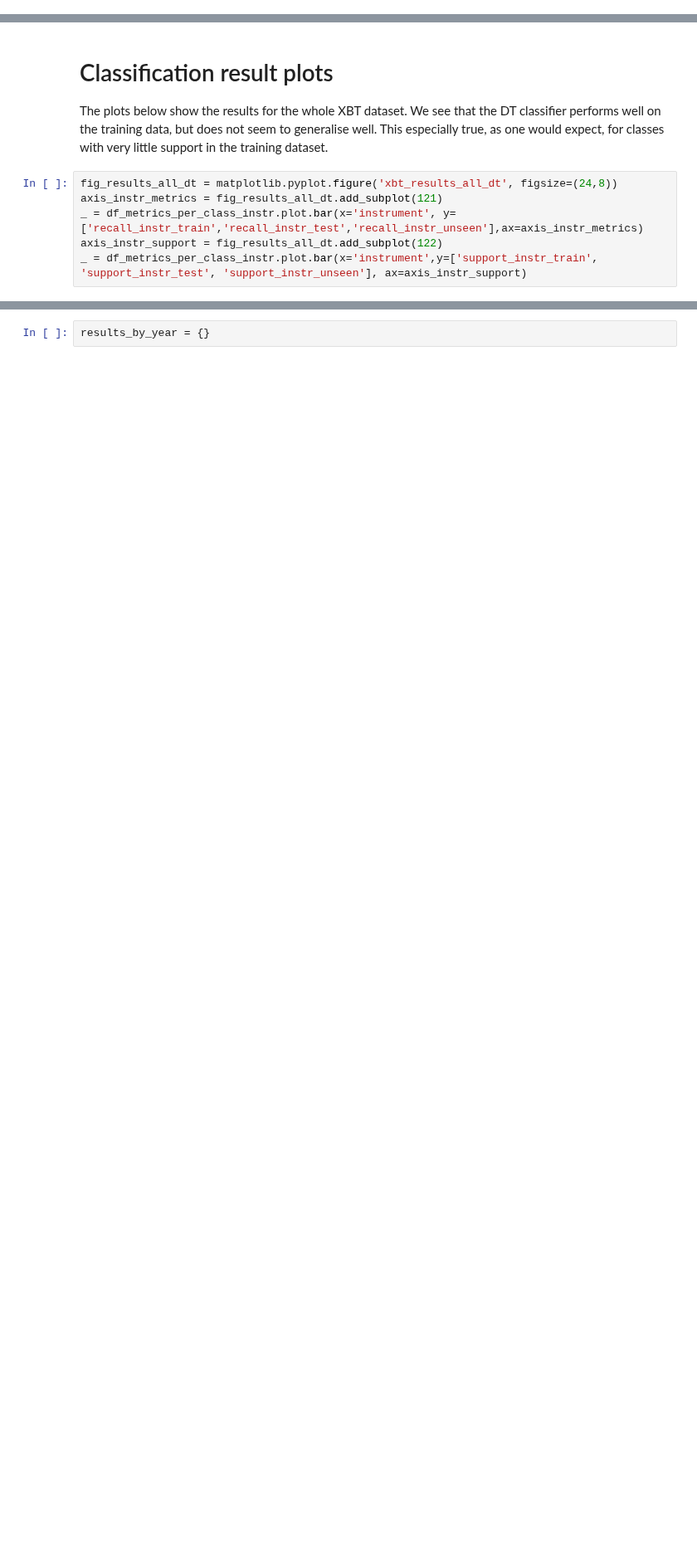
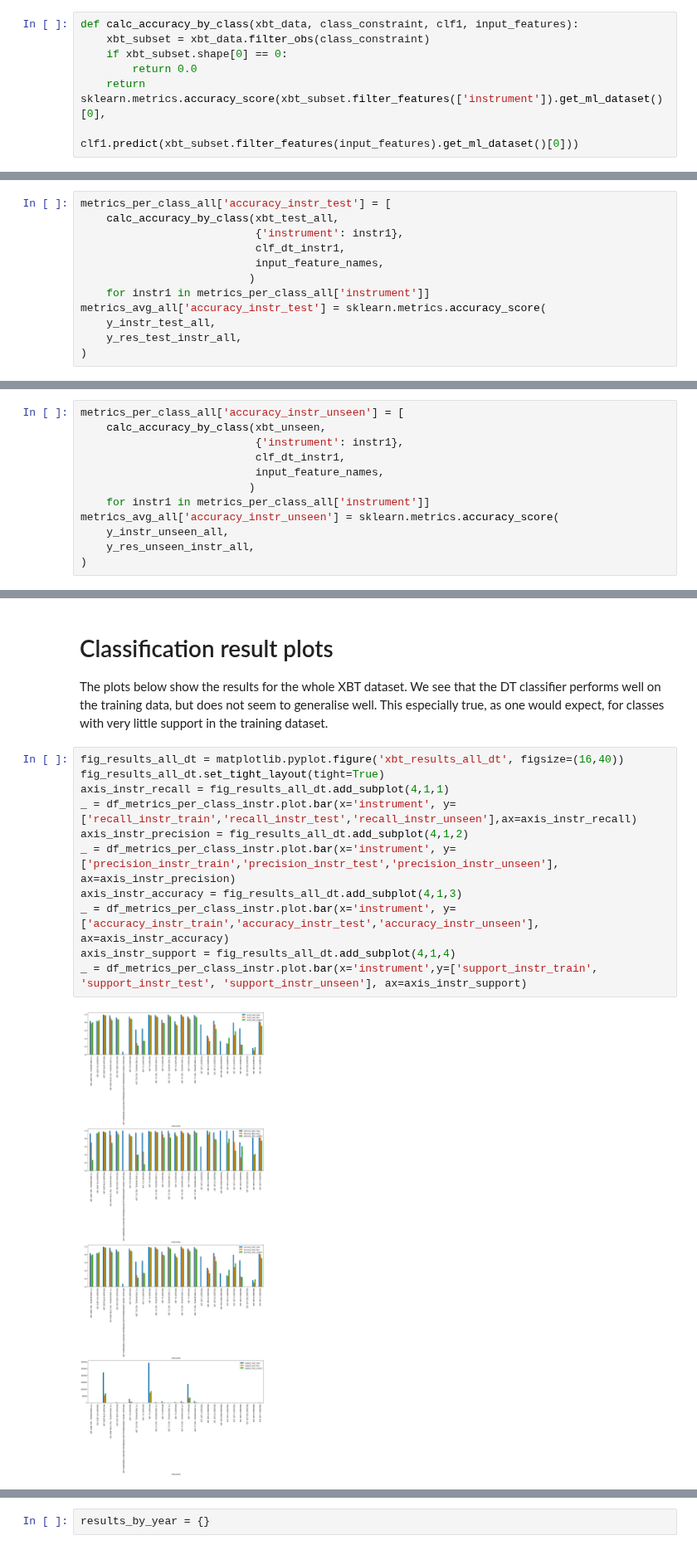
Before and after one commit to MetOffice/XBTs_classification, a Jupyter notebook: notebooks/imeta_ml_tree_countryAndLatLon.ipynb, the cells around one changed output, grey strips where cells are left out. Shown at 83% size. Cells and saved outputs as stored; diff of their text form; blank space fills up the shorter version.

Commit message:
#103: adding some more metrics.

```diff
--- a/notebooks/imeta_ml_tree_countryAndLatLon.ipynb
+++ b/notebooks/imeta_ml_tree_countryAndLatLon.ipynb
@@ -151,3 +186,10 @@ metrics_avg_all.update({
+# %%
+def calc_accuracy_by_class(xbt_data, class_constraint, clf1, input_features):
+    xbt_subset = xbt_data.filter_obs(class_constraint)
+    if xbt_subset.shape[0] == 0:
+        return 0.0
+    return sklearn.metrics.accuracy_score(xbt_subset.filter_features(['instrument']).get_ml_dataset()[0],
+                                          clf1.predict(xbt_subset.filter_features(input_features).get_ml_dataset()[0]))
 # %%
 y_res_test_instr_all = clf_dt_instr1.predict(X_test_all)
 metrics1 = sklearn.metrics.precision_recall_fscore_support(y_instr_test_all, y_res_test_instr_all, labels=list(range(0,len(metrics_per_class_all['instrument']))))
@@ -162,6 +204,18 @@ metrics_avg_all.update({
     'recall_instr_test' : sum(metrics1[1] * metrics1[3])/ sum(metrics1[3]),
     'f1_instr_test' : sum(metrics1[2] * metrics1[3])/ sum(metrics1[3]),
 })
+# %%
+metrics_per_class_all['accuracy_instr_test'] = [
+    calc_accuracy_by_class(xbt_test_all,
+                           {'instrument': instr1},
+                           clf_dt_instr1,
+                           input_feature_names,
+                          )
+    for instr1 in metrics_per_class_all['instrument']]
+metrics_avg_all['accuracy_instr_test'] = sklearn.metrics.accuracy_score(
+    y_instr_test_all,
+    y_res_test_instr_all,
+)
 # %%
 y_res_unseen_instr_all = clf_dt_instr1.predict(X_unseen_all)
 metrics1 = sklearn.metrics.precision_recall_fscore_support(y_instr_unseen_all, y_res_unseen_instr_all, labels=list(range(0,len(metrics_per_class_all['instrument']))))
@@ -176,6 +230,18 @@ metrics_avg_all.update({
     'recall_instr_unseen' : sum(metrics1[1] * metrics1[3])/ sum(metrics1[3]),
     'f1_instr_unseen' : sum(metrics1[2] * metrics1[3])/ sum(metrics1[3]),
 })
+# %%
+metrics_per_class_all['accuracy_instr_unseen'] = [
+    calc_accuracy_by_class(xbt_unseen,
+                           {'instrument': instr1},
+                           clf_dt_instr1,
+                           input_feature_names,
+                          )
+    for instr1 in metrics_per_class_all['instrument']]
+metrics_avg_all['accuracy_instr_unseen'] = sklearn.metrics.accuracy_score(
+    y_instr_unseen_all,
+    y_res_unseen_instr_all,
+)
 # %%
 df_metrics_per_class_instr = pandas.DataFrame.from_dict({k1:v1 for k1,v1 in metrics_per_class_all.items() if 'instr' in k1})
 # %%
@@ -192,9 +264,16 @@ df_metrics_avg
 
 The plots below show the results for the whole XBT dataset. We see that the DT classifier performs well on the training data, but does not seem to generalise well. This especially true, as one would expect, for classes with very little support in the training dataset.
 # %%
-fig_results_all_dt = matplotlib.pyplot.figure('xbt_results_all_dt', figsize=(24,8))
-axis_instr_metrics = fig_results_all_dt.add_subplot(121)
-_ = df_metrics_per_class_instr.plot.bar(x='instrument', y=['recall_instr_train','recall_instr_test','recall_instr_unseen'],ax=axis_instr_metrics)
-axis_instr_support = fig_results_all_dt.add_subplot(122)
+fig_results_all_dt = matplotlib.pyplot.figure('xbt_results_all_dt', figsize=(16,40))
+fig_results_all_dt.set_tight_layout(tight=True)
+axis_instr_recall = fig_results_all_dt.add_subplot(4,1,1)
+_ = df_metrics_per_class_instr.plot.bar(x='instrument', y=['recall_instr_train','recall_instr_test','recall_instr_unseen'],ax=axis_instr_recall)
+axis_instr_precision = fig_results_all_dt.add_subplot(4,1,2)
+_ = df_metrics_per_class_instr.plot.bar(x='instrument', y=['precision_instr_train','precision_instr_test','precision_instr_unseen'], ax=axis_instr_precision)
+axis_instr_accuracy = fig_results_all_dt.add_subplot(4,1,3)
+_ = df_metrics_per_class_instr.plot.bar(x='instrument', y=['accuracy_instr_train','accuracy_instr_test','accuracy_instr_unseen'], ax=axis_instr_accuracy)
+axis_instr_support = fig_results_all_dt.add_subplot(4,1,4)
 _ = df_metrics_per_class_instr.plot.bar(x='instrument',y=['support_instr_train', 'support_instr_test', 'support_instr_unseen'], ax=axis_instr_support)
+# %% [output]
+[figure, added]
 # %%
```
Also changed, not shown: parts of 23 cells of this notebook, 1 other file.
